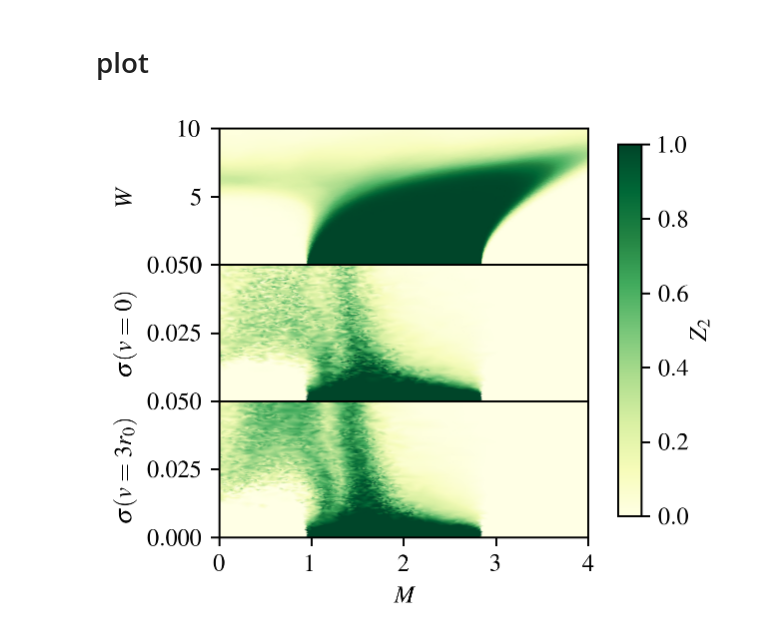
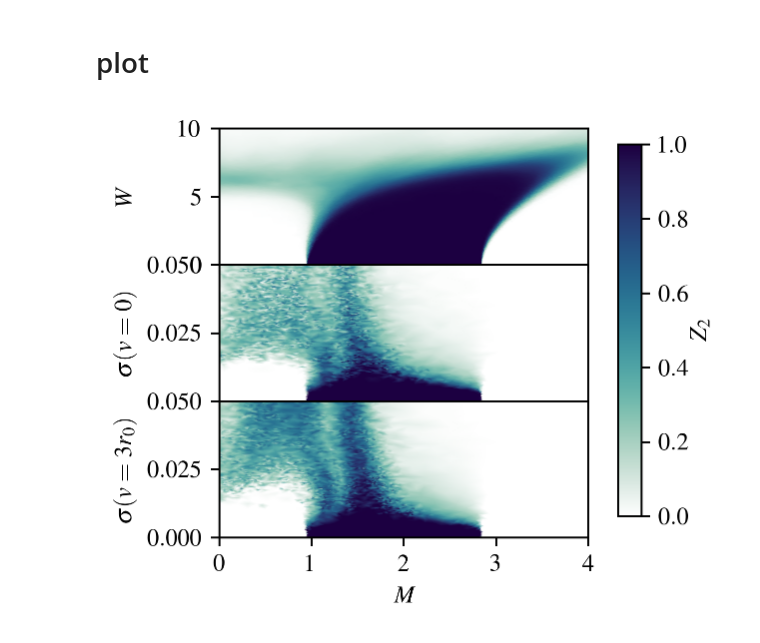
Before and after one commit to lauragoms/TAI-localizer, a Jupyter notebook: fig_5.ipynb, the cells around one changed output. Drawn from its saved outputs; the diff is of its cells as text; code cells hidden in the pictures.

```diff
--- a/fig_5.ipynb
+++ b/fig_5.ipynb
@@ -195,7 +193,7 @@ if parallel:
 # %% [markdown]
 # plot
 # %%
-colormap = "YlGn"
+colormap = csh.ocean_r
 
 fig, ax = plt.subplots(
     3, 1, figsize=(aps_halfwidth, 0.9 * aps_halfwidth), dpi=350, sharex=True
@@ -268,32 +266,32 @@ triangle = matplotlib.tri.Triangulation(
     positions[:, 0] / max(positions[:, 0]),
     positions[:, 1] / max(positions[:, 1]),
 )
 p3 = ax[2].tripcolor(
     positions[:, 0],
     positions[:, 1] * system_size,
     triangle.triangles,
     specs,
     shading="gouraud",
     cmap=colormap,
     clim=(0, 1),
     rasterized=True,
 )
 ax[2].set_yticks([0, 0.025, 0.050])
 ax[2].set_xlim(MJ_bounds)
 ax[2].set_ylim(np.array(sigma_bounds) * system_size)
 ax[2].set_xlabel(r"$M$")
 ax[2].set_ylabel(r"$\sigma (v = 3 r_0)$")
 
 
 
 
 
 ########### colorbar ###########
 fig.subplots_adjust(right=0.75)
 cbar_ax = fig.add_axes([0.8, 0.15, 0.04, 0.7])
 fig.colorbar(p1, cax=cbar_ax)
 cbar_ax.set_ylabel(r"$Z_2$", labelpad=0)
 cbar_ax.set_rasterized(True)
 # %% [output]
-[figure, old version]
+[figure, new version]
 # %%
```
Also changed, not shown: parts of 3 cells of this notebook, 10 other files.
